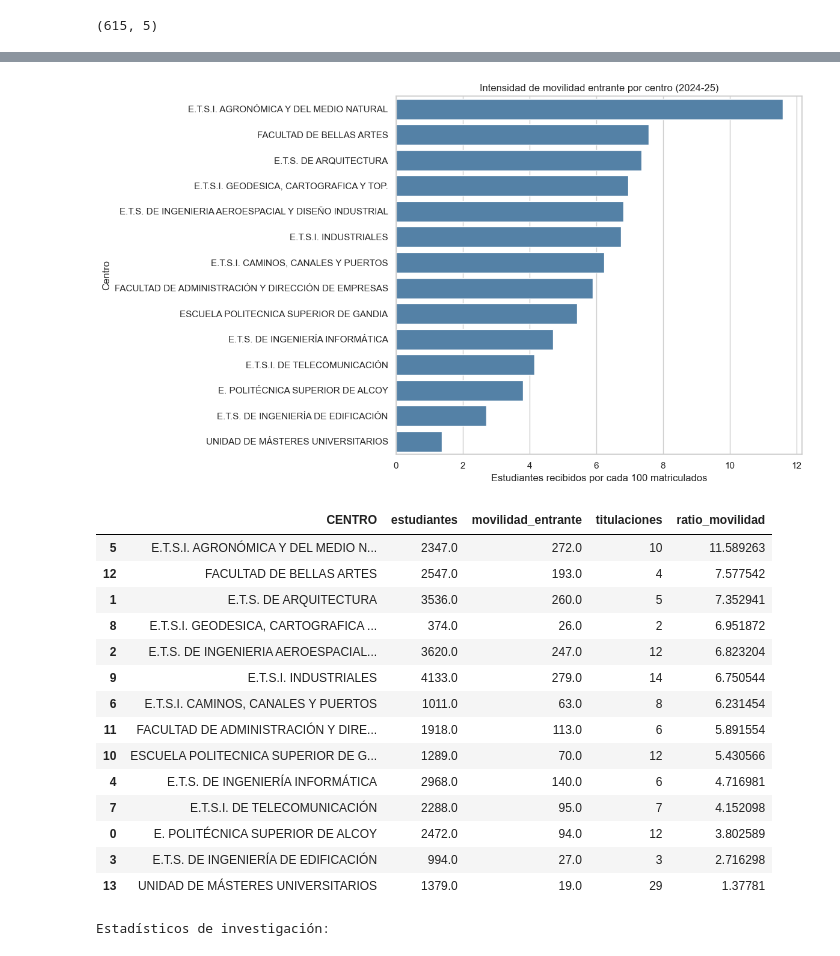
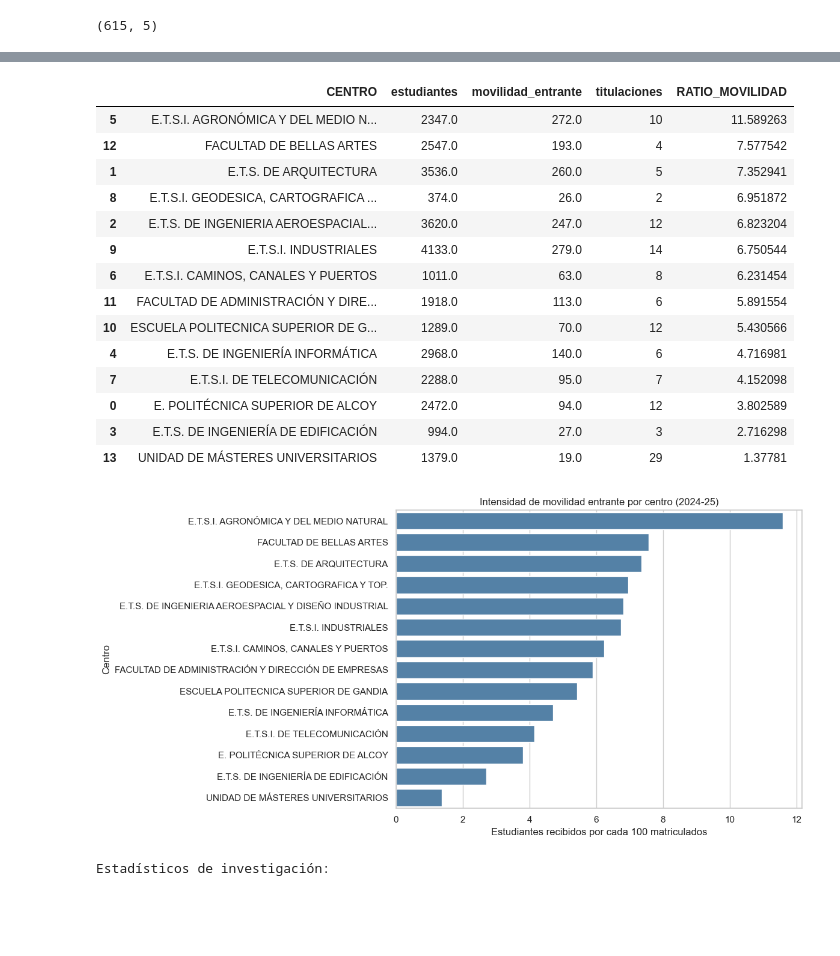
Before and after one commit to SVidal05/GPR_university_benchmark, a Jupyter notebook: notebooks/DataXplorERASMUS.ipynb, the cells around one changed output, grey strips where cells are left out. Cells and saved outputs as stored; diff of their text form; code cells hidden in the pictures; blank space fills up the shorter version.

```diff
--- a/notebooks/DataXplorERASMUS.ipynb
+++ b/notebooks/DataXplorERASMUS.ipynb
@@ -676,66 +680,63 @@ plt.show()
 # %%
 
+df_centros_validos = df_final[
+    (df_final["CURSO"] == curso_seleccionado)
+    & df_final["RATIO_MOVILIDAD_ENTRANTE"].notna()
+].copy()
+
 centros = (
-    df_final[
-        df_final["CURSO"] == curso_seleccionado
-    ]
-    .dropna(
-        subset=[
-            "MOVILIDAD_ENTRANTE",
-            "NUMERO_ALUMNOS_MATRICULADOS"
-        ]
-    )
+    df_centros_validos
     .groupby("CENTRO", as_index=False)
     .agg(
         estudiantes=("NUMERO_ALUMNOS_MATRICULADOS", "sum"),
         movilidad_entrante=("MOVILIDAD_ENTRANTE", "sum"),
         titulaciones=("COD_RUCT", "nunique")
     )
 )
 
-centros["ratio_movilidad"] = (
+centros["RATIO_MOVILIDAD"] = (
     centros["movilidad_entrante"]
-    / centros["estudiantes"].replace(0, np.nan)
-    * 100
+    / centros["estudiantes"] * 100
 )
 
 centros = centros.sort_values(
-    "ratio_movilidad", ascending=False
+    "RATIO_MOVILIDAD",
+    ascending=False
 )
 
-plt.figure(figsize=(12, 7))
+display(centros)
+
+plt.figure(figsize=(12, 6))
 
 sns.barplot(
     data=centros,
-    x="ratio_movilidad",
+    x="RATIO_MOVILIDAD",
     y="CENTRO",
     color="steelblue"
 )
 
 plt.title(f"Intensidad de movilidad entrante por centro ({curso_seleccionado})")
 plt.xlabel("Estudiantes recibidos por cada 100 matriculados")
 plt.ylabel("Centro")
 plt.tight_layout()
 plt.show()
-
-display(centros)
 # %% [output]
+|  | CENTRO | estudiantes | movilidad_entrante | titulaciones | RATIO_MOVILIDAD |
+| 5 | E.T.S.I. AGRONÓMICA Y DEL MEDIO N... | 2347.0 | 272.0 | 10 | 11.589263 |
+| 12 | FACULTAD DE BELLAS ARTES | 2547.0 | 193.0 | 4 | 7.577542 |
+| 1 | E.T.S. DE ARQUITECTURA | 3536.0 | 260.0 | 5 | 7.352941 |
+| 8 | E.T.S.I. GEODESICA, CARTOGRAFICA ... | 374.0 | 26.0 | 2 | 6.951872 |
+| 2 | E.T.S. DE INGENIERIA AEROESPACIAL... | 3620.0 | 247.0 | 12 | 6.823204 |
+| 9 | E.T.S.I. INDUSTRIALES | 4133.0 | 279.0 | 14 | 6.750544 |
+| 6 | E.T.S.I. CAMINOS, CANALES Y PUERTOS | 1011.0 | 63.0 | 8 | 6.231454 |
+| 11 | FACULTAD DE ADMINISTRACIÓN Y DIRE... | 1918.0 | 113.0 | 6 | 5.891554 |
+| 10 | ESCUELA POLITECNICA SUPERIOR DE G... | 1289.0 | 70.0 | 12 | 5.430566 |
+| 4 | E.T.S. DE INGENIERÍA INFORMÁTICA | 2968.0 | 140.0 | 6 | 4.716981 |
+| 7 | E.T.S.I. DE TELECOMUNICACIÓN | 2288.0 | 95.0 | 7 | 4.152098 |
+| 0 | E. POLITÉCNICA SUPERIOR DE ALCOY | 2472.0 | 94.0 | 12 | 3.802589 |
+| 3 | E.T.S. DE INGENIERÍA DE EDIFICACIÓN | 994.0 | 27.0 | 3 | 2.716298 |
+| 13 | UNIDAD DE MÁSTERES UNIVERSITARIOS | 1379.0 | 19.0 | 29 | 1.37781 |
-[figure, old version]
+[figure, new version]
-|  | CENTRO | estudiantes | movilidad_entrante | titulaciones | ratio_movilidad |
-| 5 | E.T.S.I. AGRONÓMICA Y DEL MEDIO N... | 2347.0 | 272.0 | 10 | 11.589263 |
-| 12 | FACULTAD DE BELLAS ARTES | 2547.0 | 193.0 | 4 | 7.577542 |
-| 1 | E.T.S. DE ARQUITECTURA | 3536.0 | 260.0 | 5 | 7.352941 |
-| 8 | E.T.S.I. GEODESICA, CARTOGRAFICA ... | 374.0 | 26.0 | 2 | 6.951872 |
-| 2 | E.T.S. DE INGENIERIA AEROESPACIAL... | 3620.0 | 247.0 | 12 | 6.823204 |
-| 9 | E.T.S.I. INDUSTRIALES | 4133.0 | 279.0 | 14 | 6.750544 |
-| 6 | E.T.S.I. CAMINOS, CANALES Y PUERTOS | 1011.0 | 63.0 | 8 | 6.231454 |
-| 11 | FACULTAD DE ADMINISTRACIÓN Y DIRE... | 1918.0 | 113.0 | 6 | 5.891554 |
-| 10 | ESCUELA POLITECNICA SUPERIOR DE G... | 1289.0 | 70.0 | 12 | 5.430566 |
-| 4 | E.T.S. DE INGENIERÍA INFORMÁTICA | 2968.0 | 140.0 | 6 | 4.716981 |
-| 7 | E.T.S.I. DE TELECOMUNICACIÓN | 2288.0 | 95.0 | 7 | 4.152098 |
-| 0 | E. POLITÉCNICA SUPERIOR DE ALCOY | 2472.0 | 94.0 | 12 | 3.802589 |
-| 3 | E.T.S. DE INGENIERÍA DE EDIFICACIÓN | 994.0 | 27.0 | 3 | 2.716298 |
-| 13 | UNIDAD DE MÁSTERES UNIVERSITARIOS | 1379.0 | 19.0 | 29 | 1.37781 |
 # %%
 
 print("Estadísticos de investigación:")
```
Also changed, not shown: parts of 11 cells of this notebook, 12 other files.
